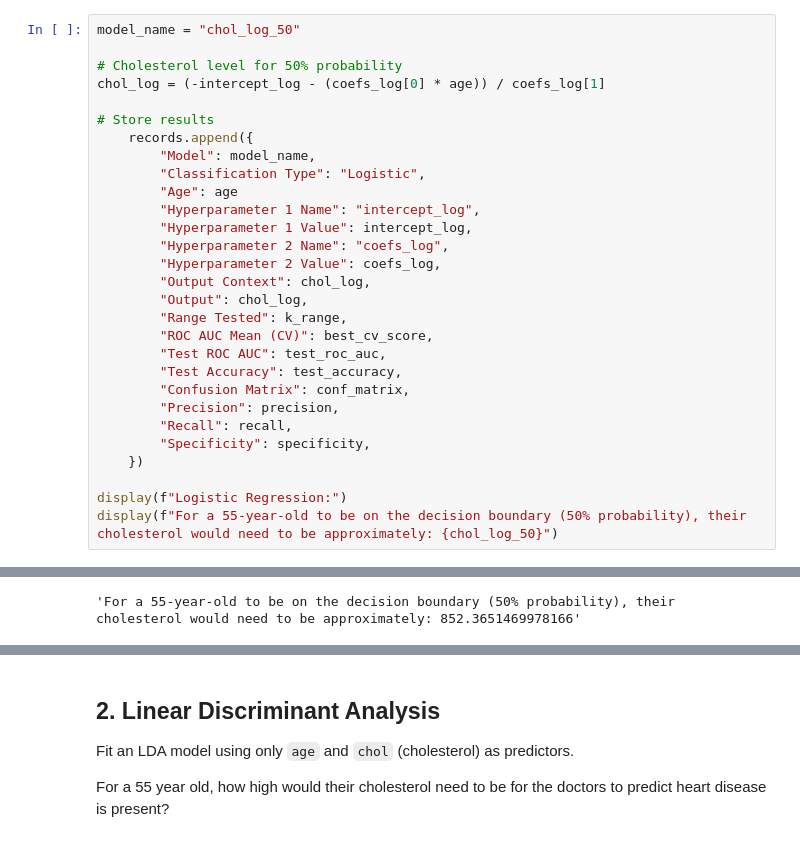
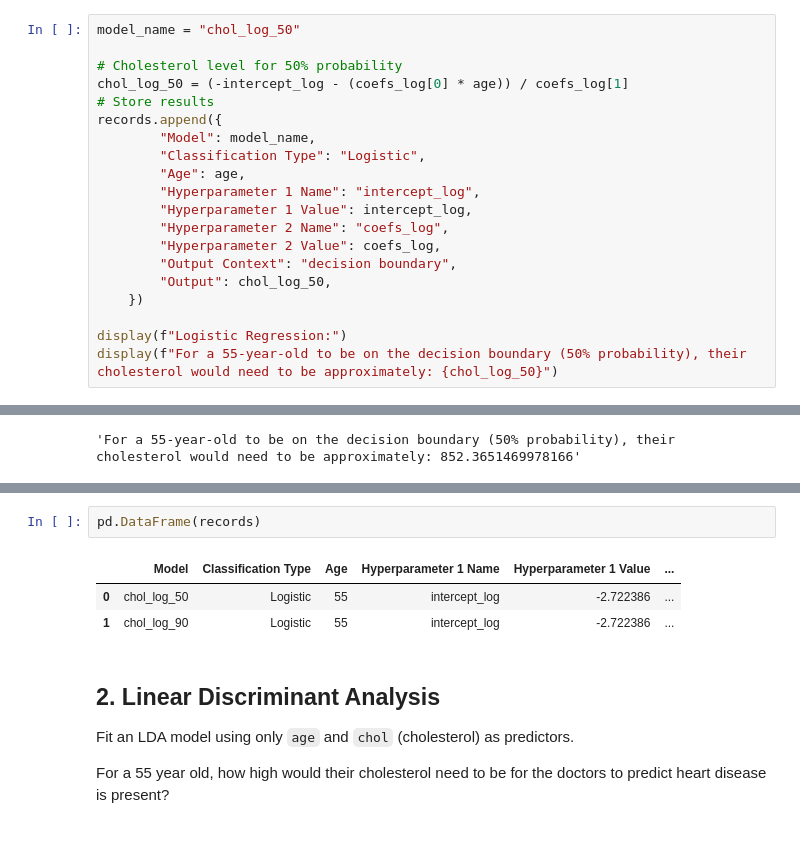
Before and after one commit to PharaohPooh/GSB_544, a Jupyter notebook: Week_9/Practice_Activity_9_1.ipynb, the cells around one changed output, grey strips where cells are left out. Drawn from its saved outputs; the diff is of its cells as text.

```diff
--- a/Week_9/Practice_Activity_9_1.ipynb
+++ b/Week_9/Practice_Activity_9_1.ipynb
@@ -103,27 +101,18 @@ array([0.04415623, 0.00034468])
 model_name = "chol_log_50"
 
 # Cholesterol level for 50% probability
-chol_log = (-intercept_log - (coefs_log[0] * age)) / coefs_log[1]
-
+chol_log_50 = (-intercept_log - (coefs_log[0] * age)) / coefs_log[1]
 # Store results
-    records.append({
+records.append({
         "Model": model_name,
         "Classification Type": "Logistic",
-        "Age": age
+        "Age": age,
         "Hyperparameter 1 Name": "intercept_log",
         "Hyperparameter 1 Value": intercept_log,
         "Hyperparameter 2 Name": "coefs_log",
         "Hyperparameter 2 Value": coefs_log,
-        "Output Context": chol_log,
-        "Output": chol_log,
-        "Range Tested": k_range,
-        "ROC AUC Mean (CV)": best_cv_score,
-        "Test ROC AUC": test_roc_auc,
-        "Test Accuracy": test_accuracy,
-        "Confusion Matrix": conf_matrix,
-        "Precision": precision,
-        "Recall": recall,
-        "Specificity": specificity,
+        "Output Context": "decision boundary",
+        "Output": chol_log_50,
     })
 
 display(f"Logistic Regression:")
@@ -138,6 +141,12 @@ chol_log_90 = (np.log(9) - intercept_log - (coefs_log[0] * age)) / coefs_log[1]
 display(f"For a 90% chance of heart disease, their cholesterol would need to be approximately: {chol_log_90}")
 # %% [output]
 'For a 90% chance of heart disease, their cholesterol would need to be approximately: 7227.048034076787'
+# %%
+pd.DataFrame(records)
+# %% [output]
+|  | Model | Classification Type | Age | Hyperparameter 1 Name | Hyperparameter 1 Value | ... |
+| 0 | chol_log_50 | Logistic | 55 | intercept_log | -2.722386 | ... |
+| 1 | chol_log_90 | Logistic | 55 | intercept_log | -2.722386 | ... |
 # %% [markdown]
 ## 2. Linear Discriminant Analysis
 
```
Also changed, not shown: parts of 8 cells of this notebook, 10 other files.
